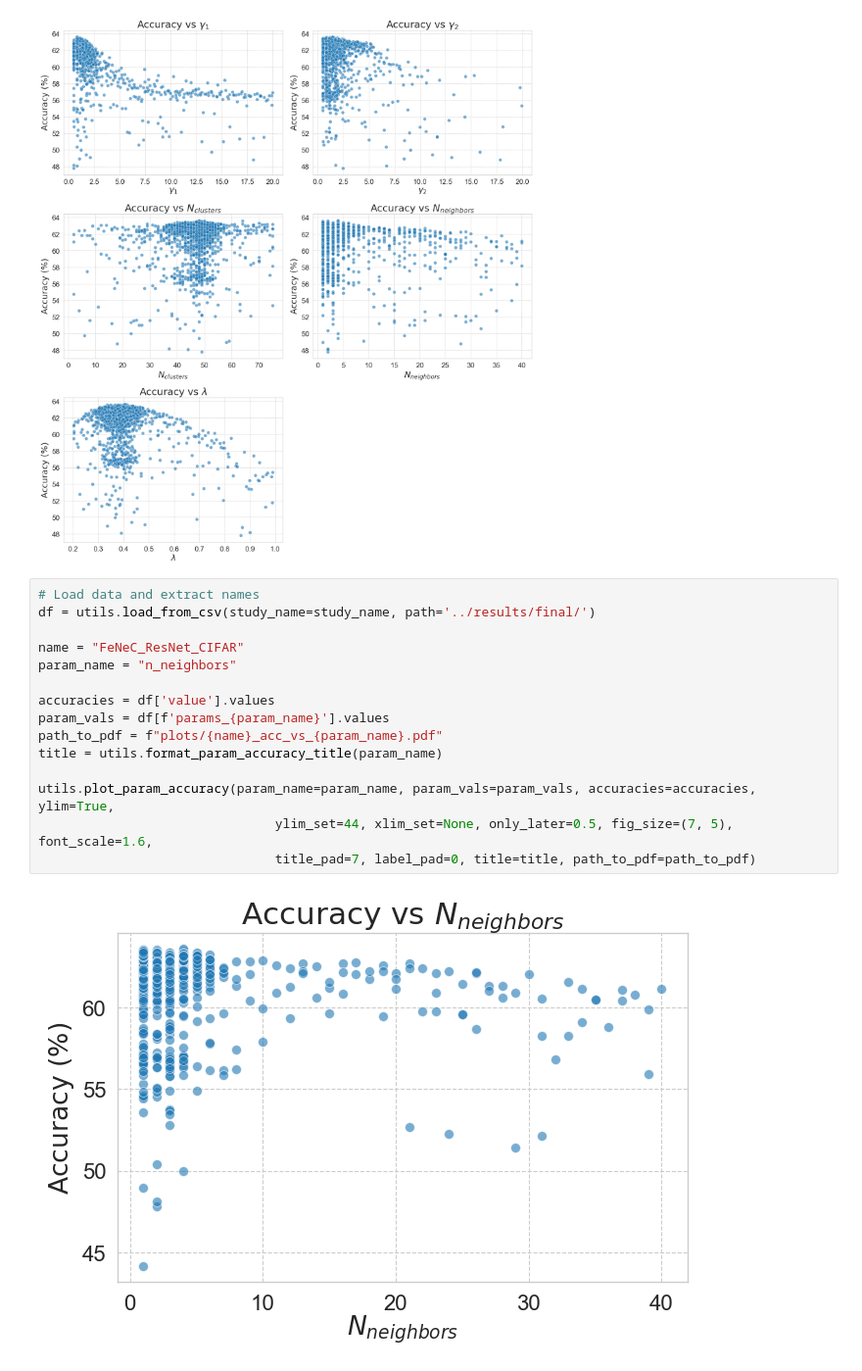
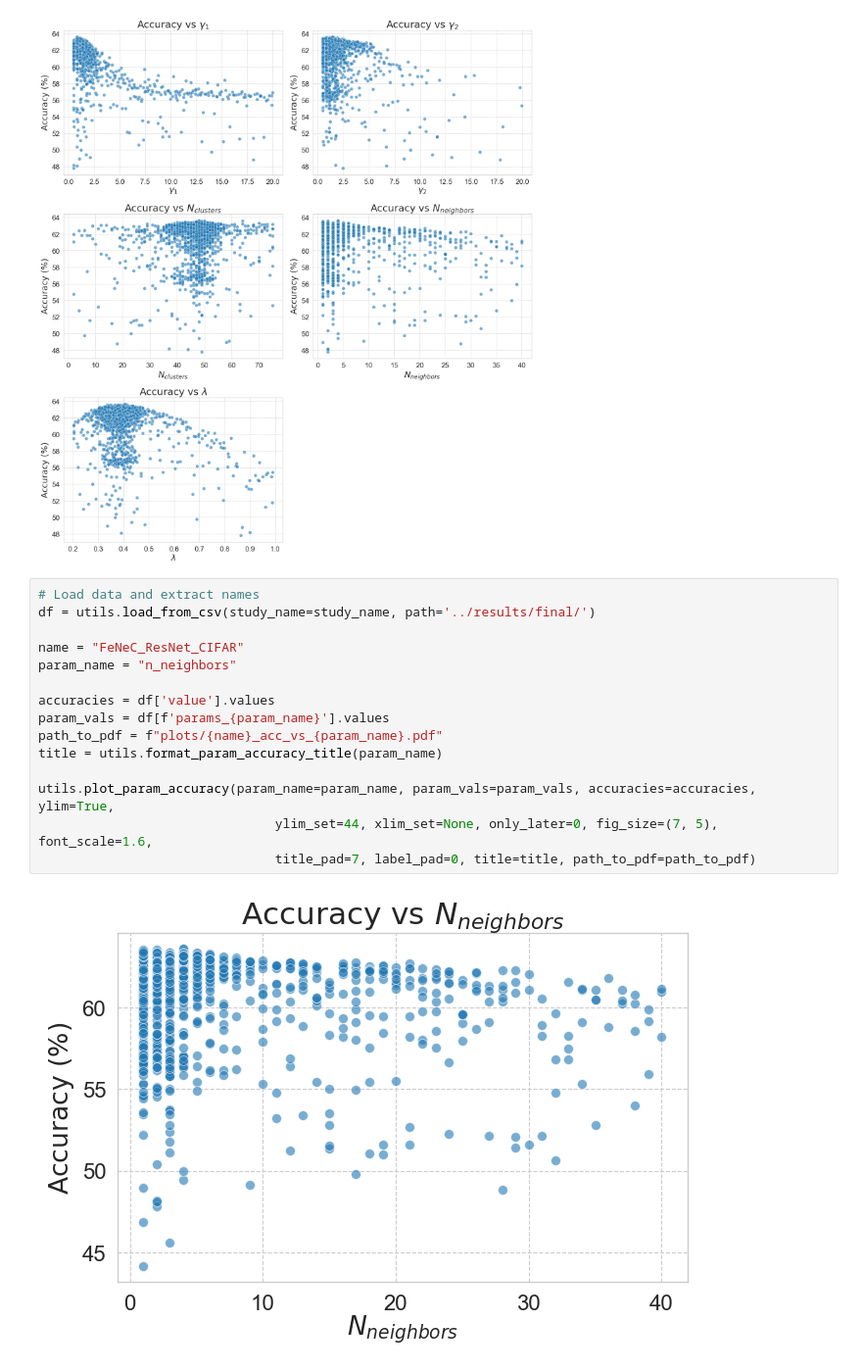
Before and after one commit to gmum/FeNeC, a Jupyter notebook: Notebooks/cifar_resnet.ipynb, the cells around one changed output. Shown at 98% size. Saved outputs shown, nothing was run; the diff lists cells and outputs as text.

```diff
--- a/Notebooks/cifar_resnet.ipynb
+++ b/Notebooks/cifar_resnet.ipynb
@@ -108,17 +108,17 @@ utils.plot_params_accuracy(study_name=study_name, path='../results/final/', ylim
 # %%
 # Load data and extract names
 df = utils.load_from_csv(study_name=study_name, path='../results/final/')
 
 name = "FeNeC_ResNet_CIFAR"
 param_name = "n_neighbors"
 
 accuracies = df['value'].values
 param_vals = df[f'params_{param_name}'].values
 path_to_pdf = f"plots/{name}_acc_vs_{param_name}.pdf"
 title = utils.format_param_accuracy_title(param_name)
 
 utils.plot_param_accuracy(param_name=param_name, param_vals=param_vals, accuracies=accuracies, ylim=True,
-                               ylim_set=44, xlim_set=None, only_later=0.5, fig_size=(7, 5), font_scale=1.6,
+                               ylim_set=44, xlim_set=None, only_later=0, fig_size=(7, 5), font_scale=1.6,
                                title_pad=7, label_pad=0, title=title, path_to_pdf=path_to_pdf)
 # %% [output]
-[figure, old version]
+[figure, new version]
```
Also changed, not shown: parts of 3 cells of this notebook, 1 other file.
